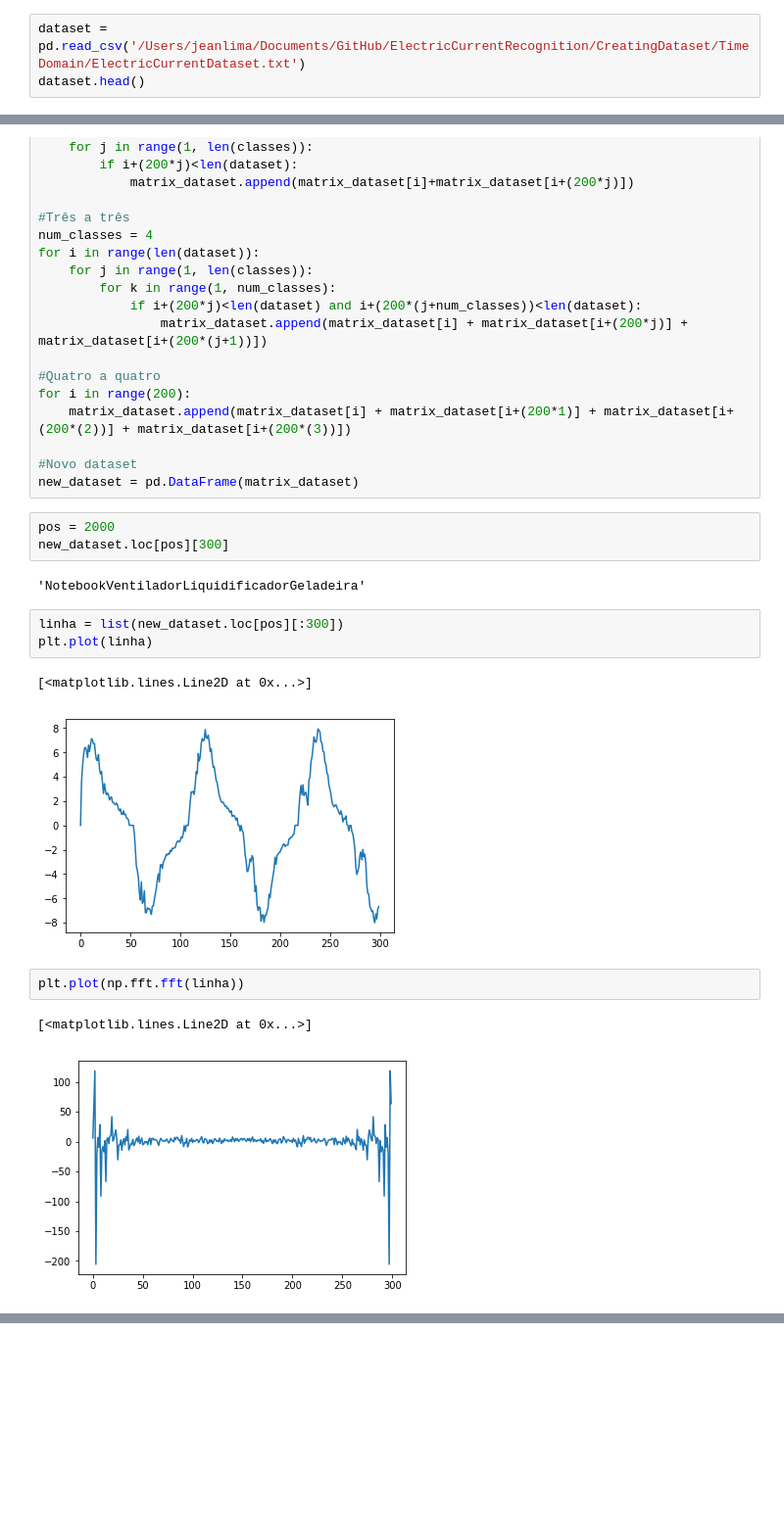
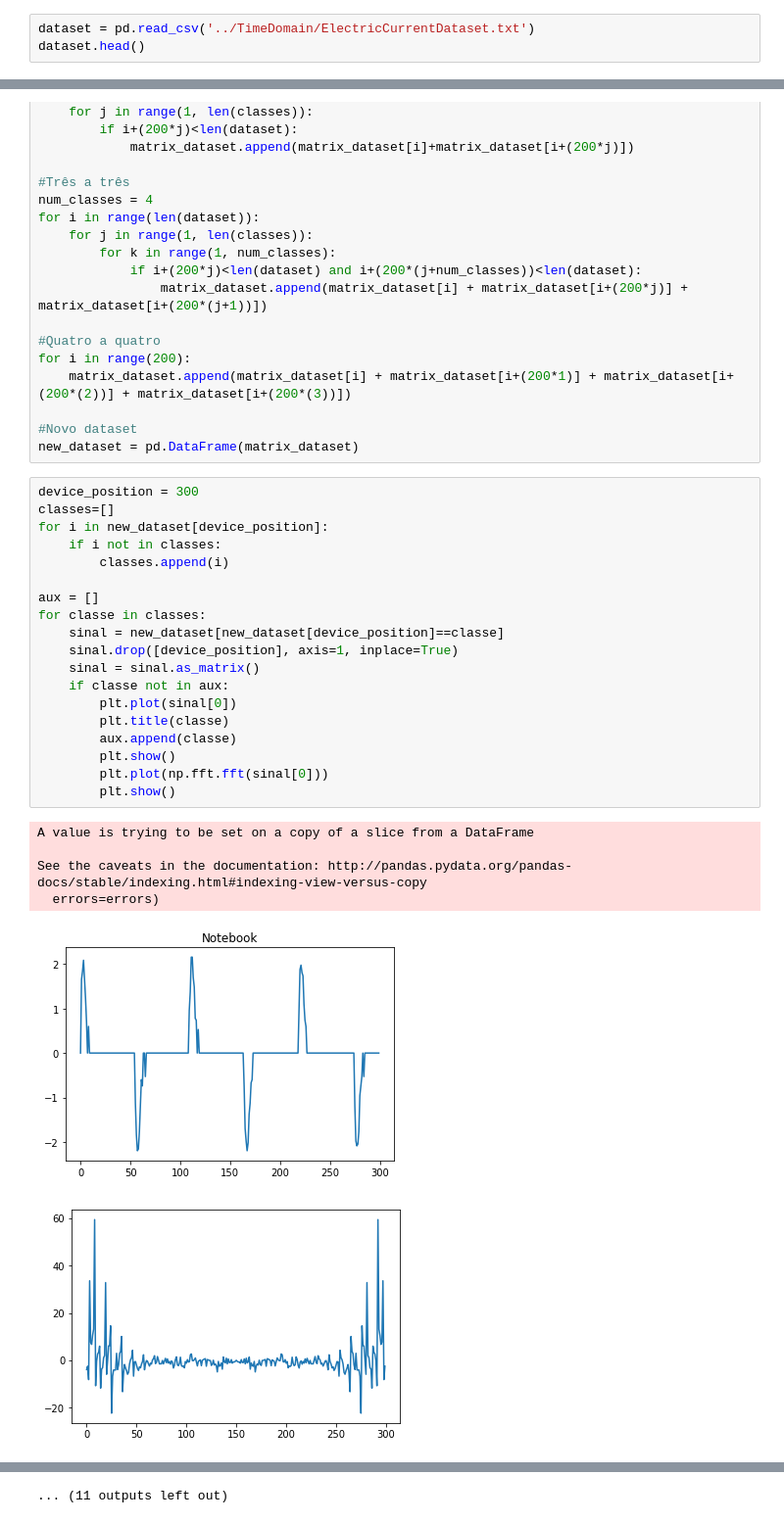
Before and after one commit to jpdol/ElectricCurrentRecognition, a Jupyter notebook: CreatingDataset/FrequencyDomain/Untitled.ipynb, the cells around one changed output, grey strips where cells are left out. Shown: that part at 98% size. Drawn from its saved outputs; the diff is of its cells as text; blank space fills up the shorter version.

```diff
--- a/CreatingDataset/FrequencyDomain/Untitled.ipynb
+++ b/CreatingDataset/FrequencyDomain/Untitled.ipynb
@@ -3,7 +3,7 @@ import pandas as pd
 import numpy as np
 import matplotlib.pyplot as plt
 # %%
-dataset = pd.read_csv('/Users/jeanlima/Documents/GitHub/ElectricCurrentRecognition/CreatingDataset/TimeDomain/ElectricCurrentDataset.txt')
+dataset = pd.read_csv('../TimeDomain/ElectricCurrentDataset.txt')
 dataset.head()
 # %% [output]
 |  | 0 | 1 | 2 | 3 | 4 | 5 | 6 | 7 | 8 | 9 | ... | ... |
@@ -48,19 +48,29 @@ for i in range(200):
 
 #Novo dataset
 new_dataset = pd.DataFrame(matrix_dataset)
-# %%
-pos = 2000
-new_dataset.loc[pos][300]
-# %% [output]
-'NotebookVentiladorLiquidificadorGeladeira'
-# %%
-linha = list(new_dataset.loc[pos][:300])
-plt.plot(linha)
-# %% [output]
-[<matplotlib.lines.Line2D at 0x...>]
-[figure, removed]
-# %%
-plt.plot(np.fft.fft(linha))
-# %% [output]
-[<matplotlib.lines.Line2D at 0x...>]
-[figure, removed]
+# %%
+device_position = 300
+classes=[]
+for i in new_dataset[device_position]:
+    if i not in classes:
+        classes.append(i)
+
+aux = []
+for classe in classes:
+    sinal = new_dataset[new_dataset[device_position]==classe]
+    sinal.drop([device_position], axis=1, inplace=True)
+    sinal = sinal.as_matrix()
+    if classe not in aux:
+        plt.plot(sinal[0])
+        plt.title(classe)
+        aux.append(classe)
+        plt.show()
+        plt.plot(np.fft.fft(sinal[0]))
+        plt.show()
+# %% [output]
+A value is trying to be set on a copy of a slice from a DataFrame
+
+See the caveats in the documentation: http://pandas.pydata.org/pandas-docs/stable/indexing.html#indexing-view-versus-copy
+  errors=errors)
+[figure, added]
+[figure, added]
@@ -66,0 +86 @@ plt.plot(np.fft.fft(linha))
+... (11 outputs left out)
```
Also changed, not shown: parts of 1 cell of this notebook, 4 other files.
